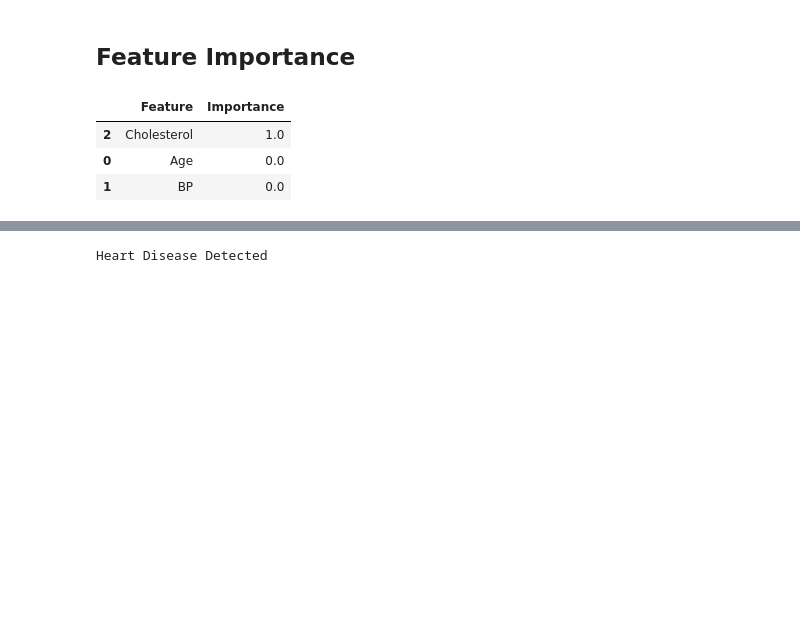
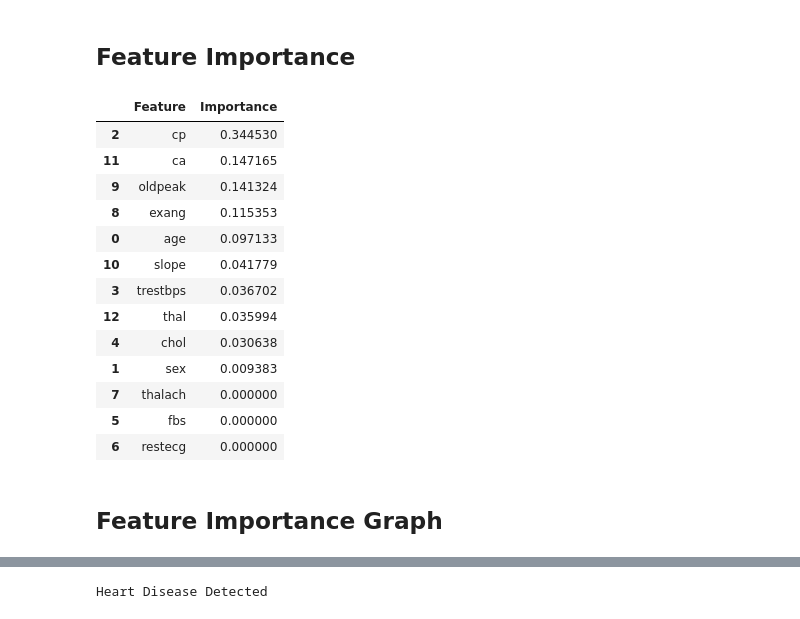
Before and after one commit to varunsingh-dev/machine-learning, a Jupyter notebook: 05_Decision_Tree/Decision_Tree.ipynb, the cells around one changed output, grey strips where cells are left out. Saved outputs shown, nothing was run; the diff lists cells and outputs as text; code cells hidden in the pictures; blank space fills up the shorter version.

```diff
--- a/05_Decision_Tree/Decision_Tree.ipynb
+++ b/05_Decision_Tree/Decision_Tree.ipynb
@@ -39,0 +19,4 @@ df
+# %%
+df = pd.read_csv("/heart-disease.csv")
+
+df.head()
@@ -79,4 +133,4 @@ dtype: int64
 # %%
-X = df[["Age", "BP", "Cholesterol"]]
+X = df.drop("target", axis=1)
 
-y = df["HeartDisease"]
+y = df["target"]
@@ -101,0 +177,6 @@ DecisionTreeClassifier(random_state=42)
+# %%
+model = DecisionTreeClassifier(
+    criterion="gini",
+    max_depth=4,
+    random_state=42
+)
@@ -159,12 +305,26 @@ plt.show()
 # %%
 importance = pd.DataFrame({
     "Feature": X.columns,
     "Importance": model.feature_importances_
 })
 
-importance.sort_values(by="Importance", ascending=False)
+importance = importance.sort_values(by="Importance", ascending=False)
+
+importance
 # %% [output]
 |  | Feature | Importance |
-| 2 | Cholesterol | 1.0 |
-| 0 | Age | 0.0 |
-| 1 | BP | 0.0 |
+| 2 | cp | 0.344530 |
+| 11 | ca | 0.147165 |
+| 9 | oldpeak | 0.141324 |
+| 8 | exang | 0.115353 |
+| 0 | age | 0.097133 |
+| 10 | slope | 0.041779 |
+| 3 | trestbps | 0.036702 |
+| 12 | thal | 0.035994 |
+| 4 | chol | 0.030638 |
+| 1 | sex | 0.009383 |
+| 7 | thalach | 0.000000 |
+| 5 | fbs | 0.000000 |
+| 6 | restecg | 0.000000 |
+# %% [markdown]
+## Feature Importance Graph
```
Also changed, not shown: parts of 52 cells of this notebook.
